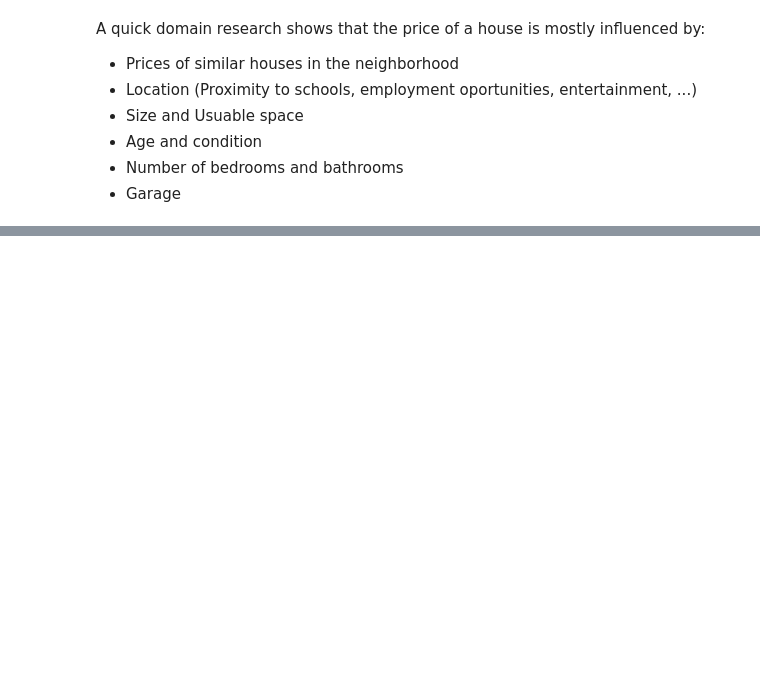
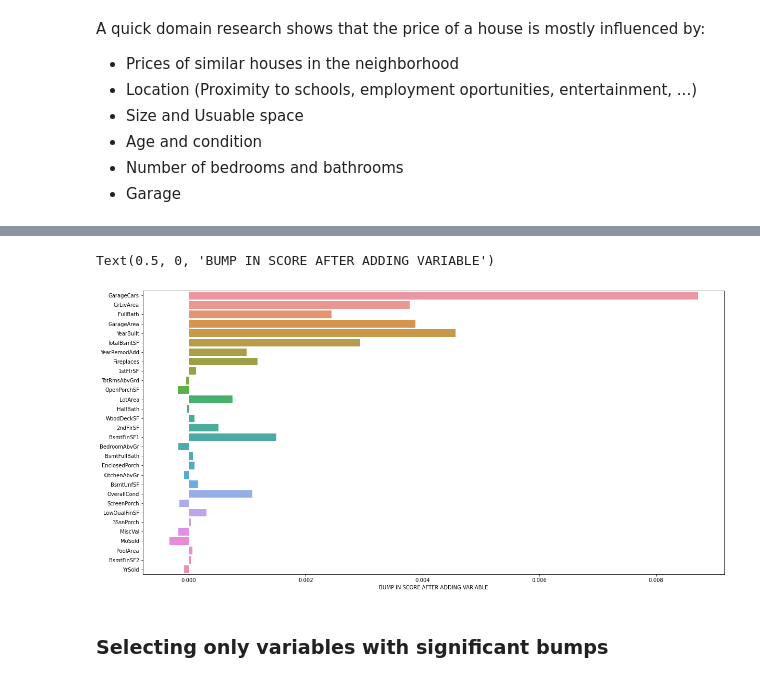
Before and after one commit to vitormarquesr/House_Prices_AdvRegression, a Jupyter notebook: House_Prices_Simplified.ipynb, the cells around one changed output, grey strips where cells are left out. Cells and saved outputs as stored; diff of their text form; code cells hidden in the pictures; blank space fills up the shorter version.

Commit message:
Select best numerical features
- Select best numerical features and
onehotencoded neighborhood.

```diff
--- a/House_Prices_Simplified.ipynb
+++ b/House_Prices_Simplified.ipynb
@@ -95,0 +178,10 @@ cross_val_score(pipe_RF, X, y, cv = 10, scoring='neg_mean_squared_log_error').me
+# %%
+bump = np.diff(results)
+plt.figure(figsize=(20,10))
+sns.barplot(y=cols_corr[1:-1], x=bump)
+plt.xlabel('BUMP IN SCORE AFTER ADDING VARIABLE')
+# %% [output]
+Text(0.5, 0, 'BUMP IN SCORE AFTER ADDING VARIABLE')
+[figure, added]
+# %% [markdown]
+### Selecting only variables with significant bumps
```
Also changed, not shown: parts of 48 cells of this notebook, 2 other files.
